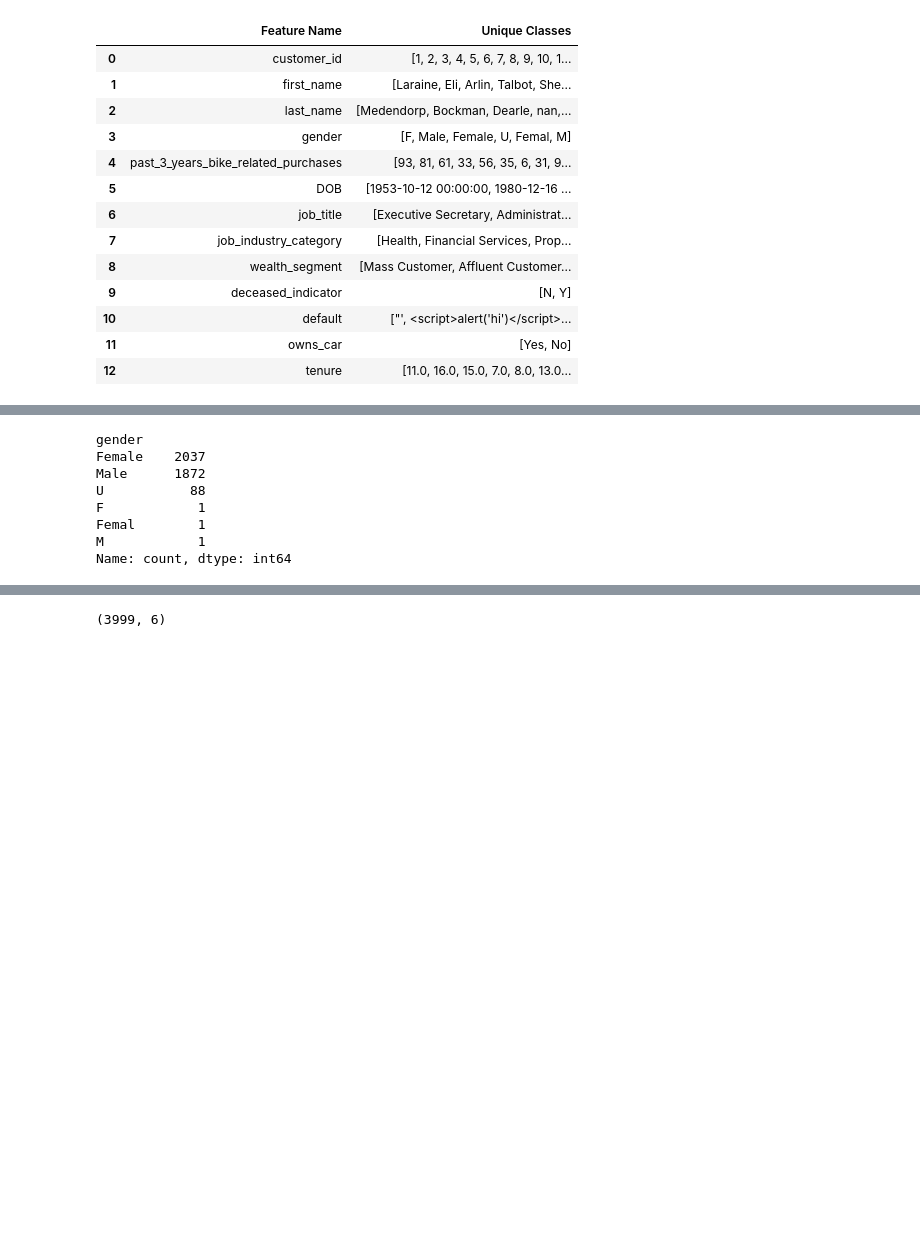
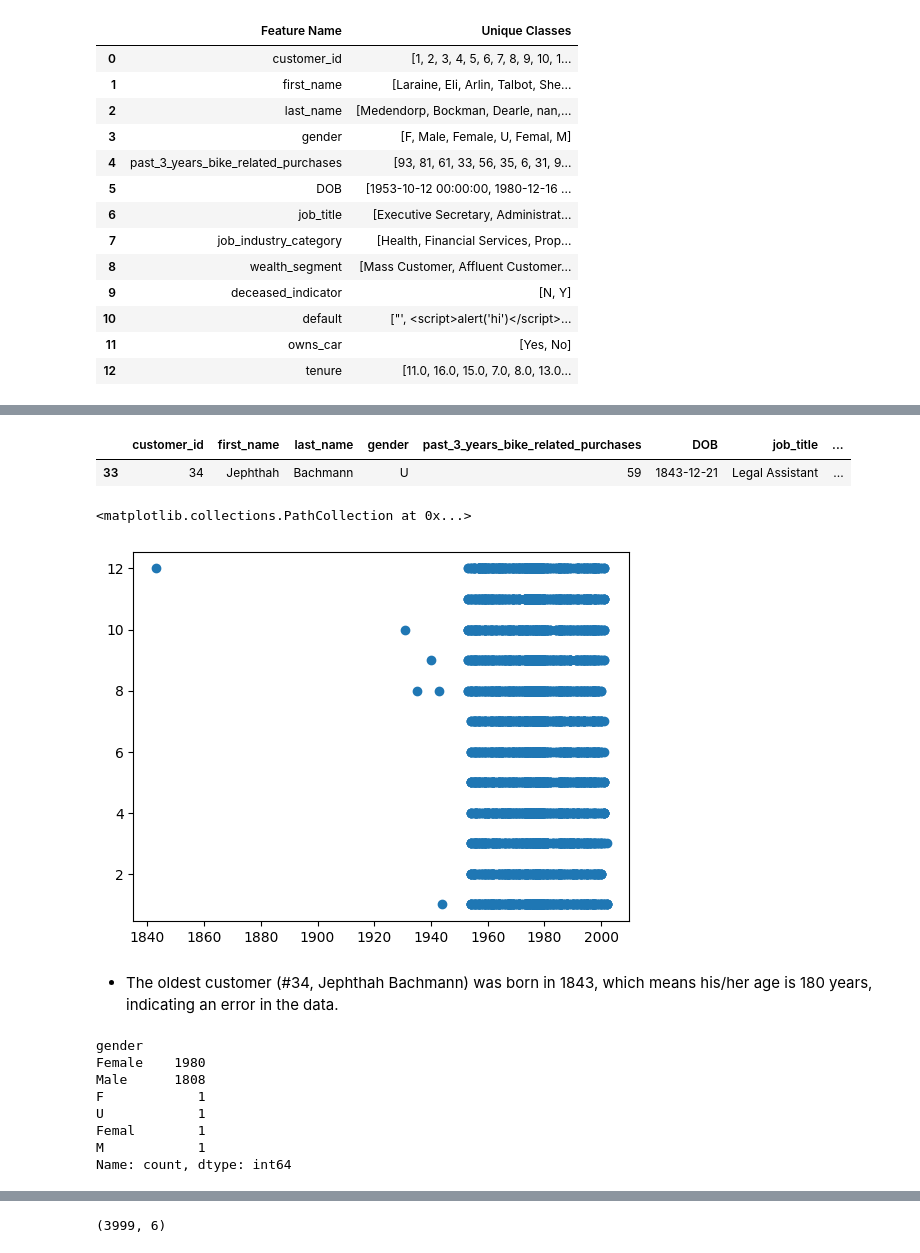
Before and after one commit to sabirinID/KPMG-Data-Analytics-Virtual-Internship, a Jupyter notebook: Notebooks/KPMG_Task_1.ipynb, the cells around one changed output, grey strips where cells are left out. Saved outputs shown, nothing was run; the diff lists cells and outputs as text; code cells hidden in the pictures; blank space fills up the shorter version.

```diff
--- a/Notebooks/KPMG_Task_1.ipynb
+++ b/Notebooks/KPMG_Task_1.ipynb
@@ -694,0 +248,13 @@ values
+# %%
+CustomerDemographic.dropna(subset=['last_name'], inplace=True)
+# CustomerDemographic['last_name'].fillna(CustomerDemographic['first_name'], inplace=True)
+CustomerDemographic['job_title'].fillna('Unknown', inplace=True)
+CustomerDemographic['job_industry_category'].fillna('Unknown', inplace=True)
+
+CustomerDemographic.dropna(subset=['DOB'], inplace=True)
+# Convert DOB column to datetime format
+CustomerDemographic['DOB'] = pd.to_datetime(CustomerDemographic['DOB'], errors='coerce')
+
+# Check the minimum and maximum date of birth
+print('first', CustomerDemographic['DOB'].min())
+print('last', CustomerDemographic['DOB'].max())
@@ -695,11 +264,23 @@ values
+# %%
+CustomerDemographic[CustomerDemographic['DOB'] == '1843-12-21 00:00:00']
+# %% [output]
+|  | customer_id | first_name | last_name | gender | past_3_years_bike_related_purchases | DOB | job_title | ... |
+| 33 | 34 | Jephthah | Bachmann | U | 59 | 1843-12-21 | Legal Assistant | ... |
+# %%
+plt.scatter(CustomerDemographic['DOB'].dt.year, CustomerDemographic['DOB'].dt.month)
+# %% [output]
+<matplotlib.collections.PathCollection at 0x...>
+[figure, added]
+# %% [markdown]
+- The oldest customer (#34, Jephthah Bachmann) was born in 1843, which means his/her age is 180 years, indicating an error in the data.
 # %%
 CustomerDemographic['gender'].value_counts()
 # %% [output]
 gender
-Female    2037
-Male      1872
-U           88
+Female    1980
+Male      1808
 F            1
+U            1
 Femal        1
 M            1
 Name: count, dtype: int64
```
Also changed, not shown: parts of 204 cells of this notebook.
